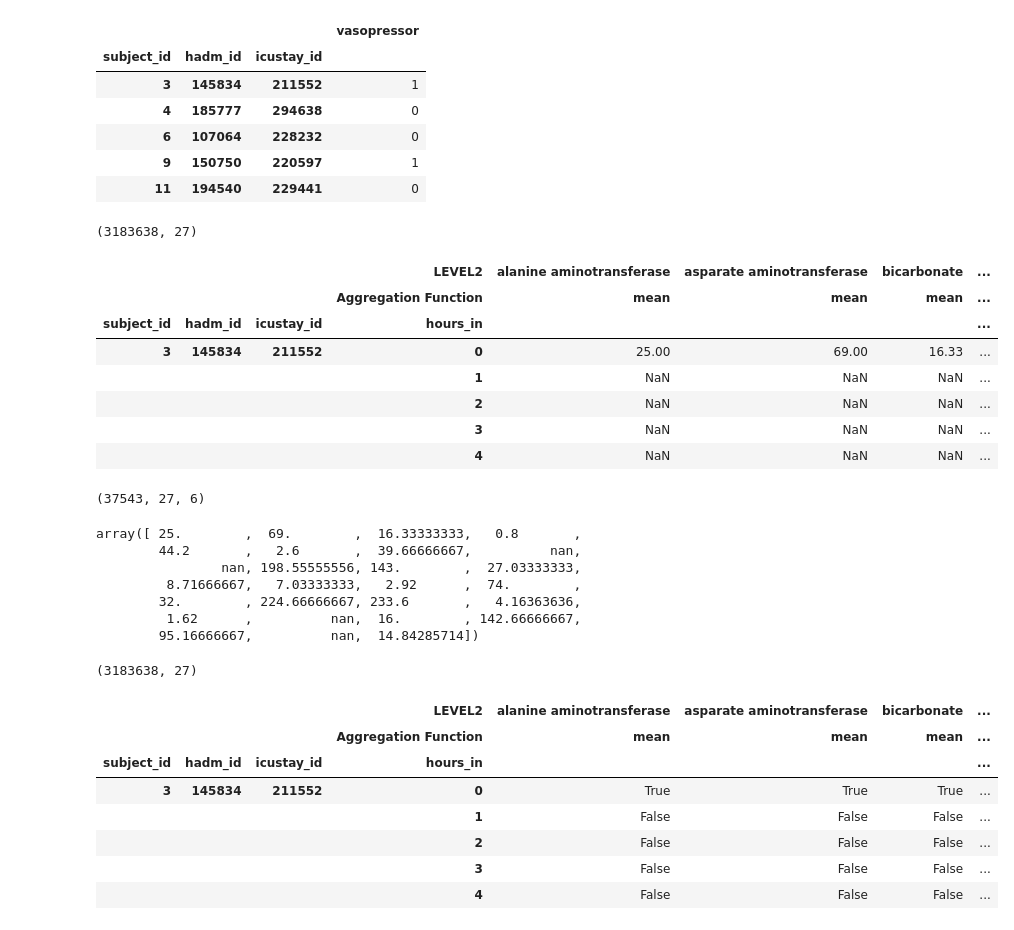
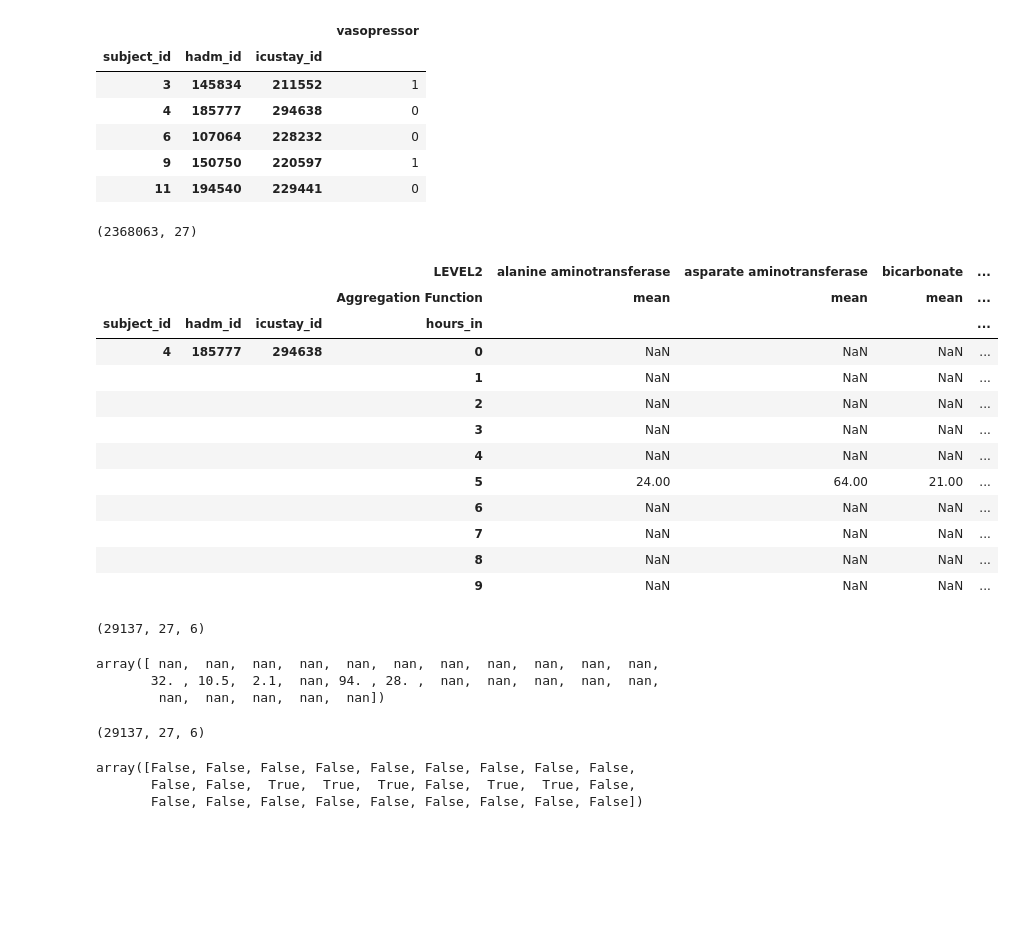
Before and after one commit to KevinArmbruster/optimal-summaries-public, a Jupyter notebook: preprocess_MIMIC_data.ipynb, the cells around one changed output. Drawn from its saved outputs; the diff is of its cells as text; code cells hidden in the pictures; blank space fills up the shorter version.

```diff
--- a/preprocess_MIMIC_data.ipynb
+++ b/preprocess_MIMIC_data.ipynb
@@ -4,8 +4,12 @@ import pandas as pd
 import h5py
 import scipy.sparse as sps
 from datetime import timedelta
-pd.set_option('display.float_format', lambda x: '%.2f' % x)
-pd.set_option('display.max_columns', None)
+# pd.set_option('display.float_format', lambda x: '%.2f' % x)
+pd.options.display.max_columns = None
+pd.options.display.max_rows = 100
+pd.options.display.min_rows = 50
+pd.options.display.precision = 2
+pd.options.display.expand_frame_repr = True
 # %%
 filename = '../data/all_hourly_data.h5'
 # %%
@@ -85,36 +89,43 @@ display(outcome.head())
 # %%
 vitals_labs_mean = pd.read_hdf(filename, key="vitals_labs_mean")
 
 # Paper name -> df name
 # map (mean arterial pressure) -> pulmonary artery pressure mean
 # spontaneousrr (spontaneous respiratory rate) -> respiratory rate
 # urine (urine output) -> not found! :/
 # alt (alanine transaminase) -> alanine aminotransferase
 # ast (aspartate aminotransferase) -> asparate aminotransferase
 # inr (international normalised ratio) -> prothrombin time inr
 mask = vitals_labs_mean.columns.get_level_values("LEVEL2").isin(["diastolic blood pressure", "fraction inspired oxygen", "glascow coma scale total", "heart rate",
                                                                  "pulmonary artery pressure mean", "systolic blood pressure", "respiratory rate", "oxygen saturation",
                                                                  "temperature", "urine output", "blood urea nitrogen", "magnesium", "platelets", "sodium", "alanine aminotransferase",
                                                                  "hematocrit", "partial pressure of oxygen", "asparate aminotransferase", "potassium", "white blood cell count",
                                                                  "bicarbonate", "creatinine", "lactate", "partial pressure of carbon dioxide", "glucose", "prothrombin time inr",
                                                                  "hemoglobin", "bilirubin"])
 
-#display(vitals_labs_mean.columns[vitals_labs_mean.columns.get_level_values("LEVEL2").str.contains("rate")])
+#display(vitals_labs_mean.columns[vitals_labs_mean.columns.get_level_values("LEVEL2").str.contains("rate")]) # search column names
 vitals_labs_mean = vitals_labs_mean.iloc[:, mask]
+vitals_labs_mean = vitals_labs_mean[~vitals_labs_mean.index.get_level_values("subject_id").isin(excluded_subject_ids)]
+
 print(vitals_labs_mean.shape)
-display(vitals_labs_mean.head())
+display(vitals_labs_mean.head(10))
 # %% [output]
-(3183638, 27)
+(2368063, 27)
 |  |  |  | LEVEL2 | alanine aminotransferase | asparate aminotransferase | bicarbonate | ... |
 |  |  |  | Aggregation Function | mean | mean | mean | ... |
 | subject_id | hadm_id | icustay_id | hours_in |  |  |  | ... |
-| 3 | 145834 | 211552 | 0 | 25.00 | 69.00 | 16.33 | ... |
+| 4 | 185777 | 294638 | 0 | NaN | NaN | NaN | ... |
 |  |  |  | 1 | NaN | NaN | NaN | ... |
 |  |  |  | 2 | NaN | NaN | NaN | ... |
 |  |  |  | 3 | NaN | NaN | NaN | ... |
 |  |  |  | 4 | NaN | NaN | NaN | ... |
+|  |  |  | 5 | 24.00 | 64.00 | 21.00 | ... |
+|  |  |  | 6 | NaN | NaN | NaN | ... |
+|  |  |  | 7 | NaN | NaN | NaN | ... |
+|  |  |  | 8 | NaN | NaN | NaN | ... |
+|  |  |  | 9 | NaN | NaN | NaN | ... |
 # %%
-# expect (N x V x T)
+# FORMAT TO TENSOR (N x V x T)
 subject_ids = vitals_labs_mean.index.get_level_values("subject_id").unique()
 
 N = subject_ids.size
@@ -122,42 +133,35 @@ V = vitals_labs_mean.shape[1]
 T = 6
 
 #TODO use only first 6 hours -> can be replaced by last 6h or random sampling, method not indicated in paper
-data = vitals_labs_mean[vitals_labs_mean.index.get_level_values("hours_in").isin(range(6))]
+vitals_labs_mean = vitals_labs_mean[vitals_labs_mean.index.get_level_values("hours_in").isin(range(6))]
 
 # fill 3d array
-result = np.zeros((N, V, T))
-for index, row in data.iterrows():
+tensor = np.zeros((N, V, T))
+for index, row in vitals_labs_mean.iterrows():
     # display(index)
     # display(row.shape)
     subject_id = index[0]
     hours_in = index[3]
     N_index = subject_ids.get_loc(subject_id)    # map id to index
 
-    result[N_index, :, hours_in] = row
+    tensor[N_index, :, hours_in] = row
 
-print(result.shape)
-display(result[0,:,0].squeeze())
+vitals_labs_mean = tensor
+print(vitals_labs_mean.shape)
+display(vitals_labs_mean[0,:,0])
 # %% [output]
-(37543, 27, 6)
+(29137, 27, 6)
-array([ 25.        ,  69.        ,  16.33333333,   0.8       ,
-        44.2       ,   2.6       ,  39.66666667,          nan,
-                nan, 198.55555556, 143.        ,  27.03333333,
-         8.71666667,   7.03333333,   2.92      ,  74.        ,
-        32.        , 224.66666667, 233.6       ,   4.16363636,
-         1.62      ,          nan,  16.        , 142.66666667,
-        95.16666667,          nan,  14.84285714])
+array([ nan,  nan,  nan,  nan,  nan,  nan,  nan,  nan,  nan,  nan,  nan,
+       32. , 10.5,  2.1,  nan, 94. , 28. ,  nan,  nan,  nan,  nan,  nan,
+        nan,  nan,  nan,  nan,  nan])
 # %%
-indicators = pd.DataFrame(~vitals_labs_mean.isna())
+# indicators = pd.DataFrame(~vitals_labs_mean.isna())
+indicators = ~np.isnan(vitals_labs_mean)
 print(indicators.shape)
-display(indicators.head())
+display(indicators[0,:,0])
 # %% [output]
-(3183638, 27)
+(29137, 27, 6)
-|  |  |  | LEVEL2 | alanine aminotransferase | asparate aminotransferase | bicarbonate | ... |
-|  |  |  | Aggregation Function | mean | mean | mean | ... |
-| subject_id | hadm_id | icustay_id | hours_in |  |  |  | ... |
-| 3 | 145834 | 211552 | 0 | True | True | True | ... |
-|  |  |  | 1 | False | False | False | ... |
-|  |  |  | 2 | False | False | False | ... |
-|  |  |  | 3 | False | False | False | ... |
-|  |  |  | 4 | False | False | False | ... |
+array([False, False, False, False, False, False, False, False, False,
+       False, False,  True,  True,  True, False,  True,  True, False,
+       False, False, False, False, False, False, False, False, False])
 # %%
```
Also changed, not shown: parts of 2 cells of this notebook.
